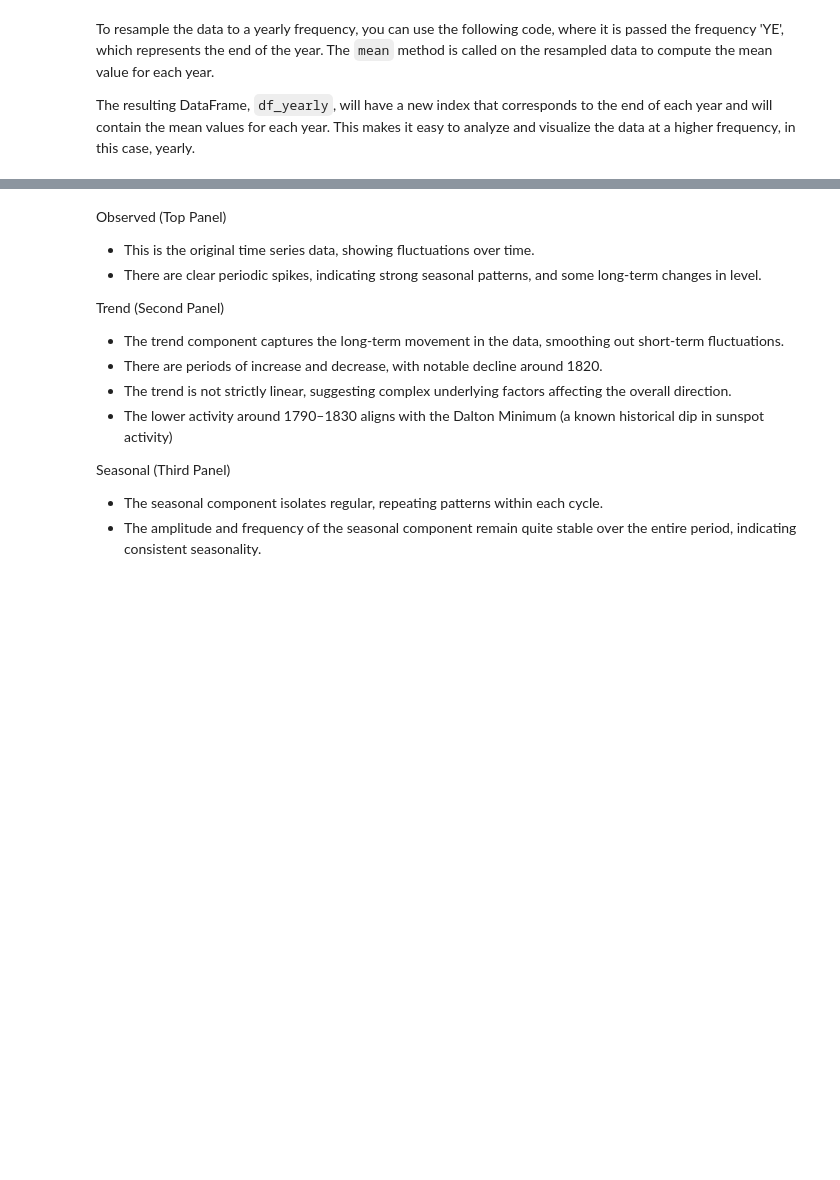
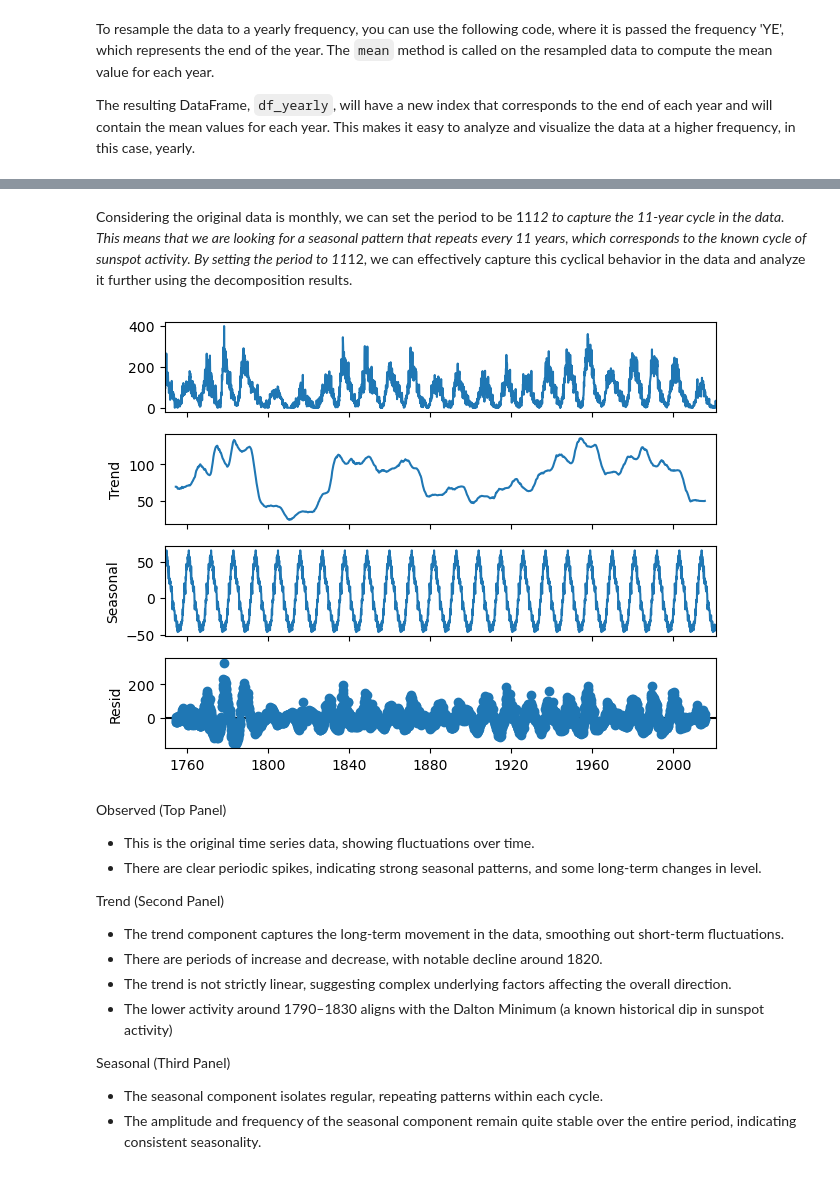
Before and after one commit to pedrojscardoso/MEEC_ISE_UALG_Introduction_to_data_science, a Jupyter notebook: 3-data-analysis/05_a_getting_started_with_TS.ipynb, the cells around one changed output, grey strips where cells are left out. Drawn from its saved outputs; the diff is of its cells as text; code cells hidden in the pictures; blank space fills up the shorter version.

```diff
--- a/3-data-analysis/05_a_getting_started_with_TS.ipynb
+++ b/3-data-analysis/05_a_getting_started_with_TS.ipynb
@@ -515,3 +667,17 @@ _ = result.plot(
+# %% [markdown]
+Considering the original data is monthly, we can set the period to be 11*12 to capture the 11-year cycle in the data. This means that we are looking for a seasonal pattern that repeats every 11 years, which corresponds to the known cycle of sunspot activity. By setting the period to 11*12, we can effectively capture this cyclical behavior in the data and analyze it further using the decomposition results.
+# %%
+
+result = seasonal_decompose(df_sunspots, model='additive', period=11*12)
+
+_ = result.plot(
+    observed=True, # default
+    seasonal=True, # default
+    trend=True, # default
+    resid=True, # default
+)
+# %% [output]
+[figure, added]
 # %% [markdown]
 Observed (Top Panel)
 - This is the original time series data, showing fluctuations over time.
```
Also changed, not shown: parts of 42 cells of this notebook.
